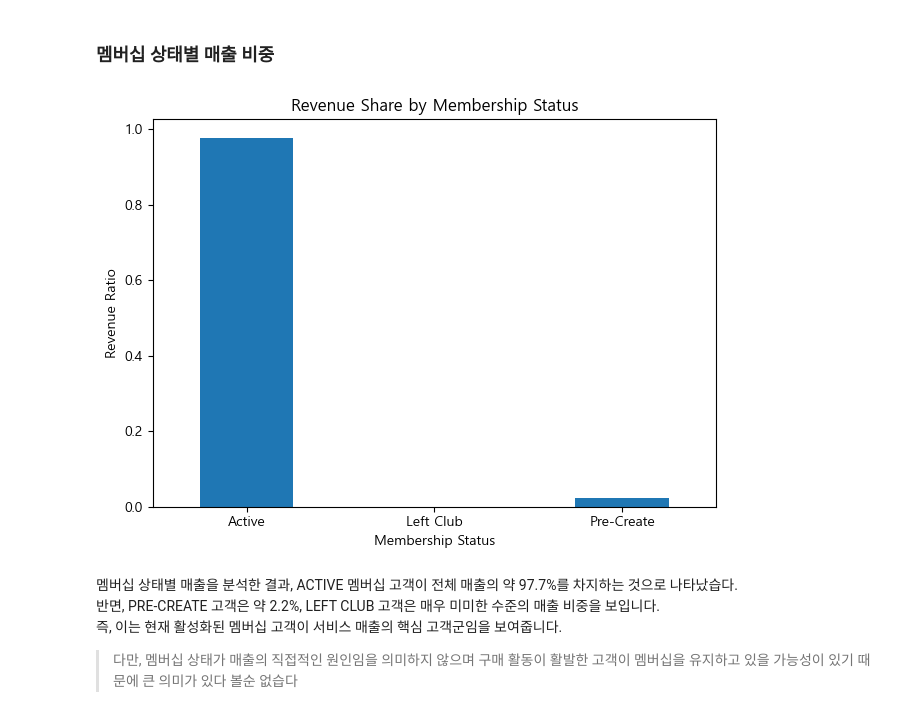
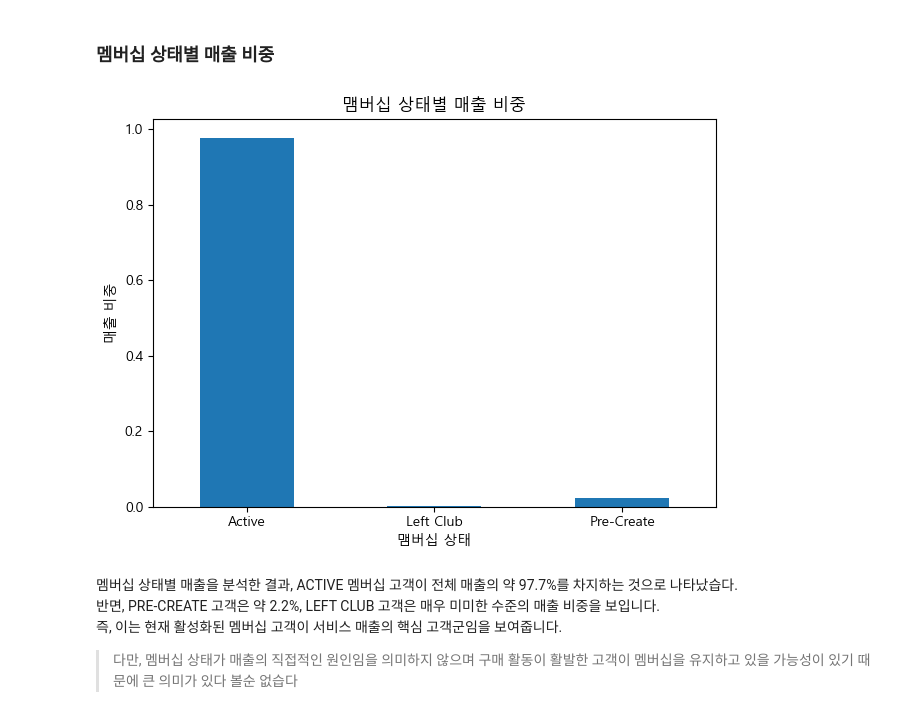
Before and after one commit to leegolem/data-commando-project, a Jupyter notebook: notebooks/member2/3. Analyze_try5_total.ipynb, the cells around one changed output. Drawn from its saved outputs; the diff is of its cells as text; code cells hidden in the pictures.

Commit message:
modify: 2026/01/30_member2-Analyze-try

```diff
--- a/notebooks/member2/3. Analyze_try5_total.ipynb
+++ b/notebooks/member2/3. Analyze_try5_total.ipynb
@@ -360,14 +383,14 @@ member_overview["revenue_ratio"] = (
 )
 # %%
 member_overview.set_index("club_member_status")["revenue_ratio"].plot(kind="bar")
-plt.title("Revenue Share by Membership Status")
-plt.xlabel("Membership Status")
-plt.ylabel("Revenue Ratio")
+plt.title("맴버십 상태별 매출 비중")
+plt.xlabel("맴버십 상태")
+plt.ylabel("매출 비중")
 plt.xticks(rotation=0)
 plt.tight_layout()
 plt.show()
 # %% [output]
-[figure, old version]
+[figure, new version]
 # %% [markdown]
 멤버십 상태별 매출을 분석한 결과, ACTIVE 멤버십 고객이 전체 매출의 약 97.7%를 차지하는 것으로 나타났습다.<br>
 반면, PRE-CREATE 고객은 약 2.2%, LEFT CLUB 고객은 매우 미미한 수준의 매출 비중을 보입니다.<br>
```
Also changed, not shown: parts of 18 cells of this notebook.
